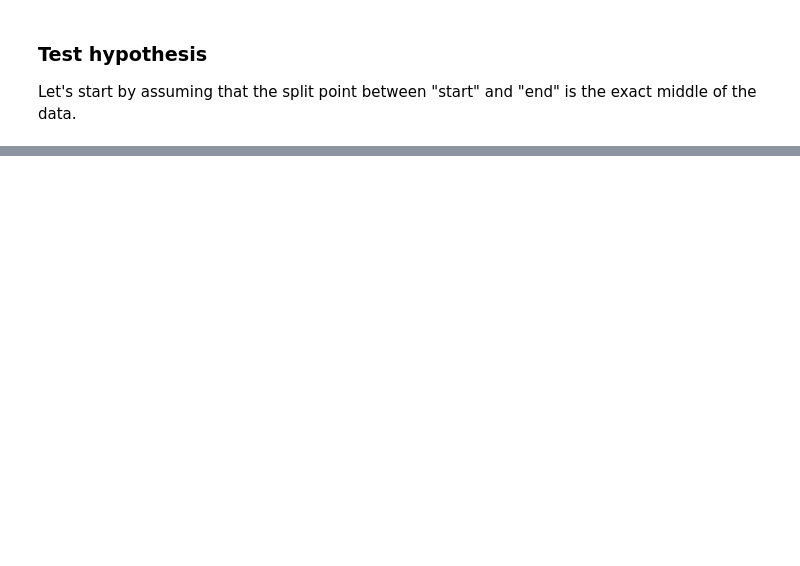
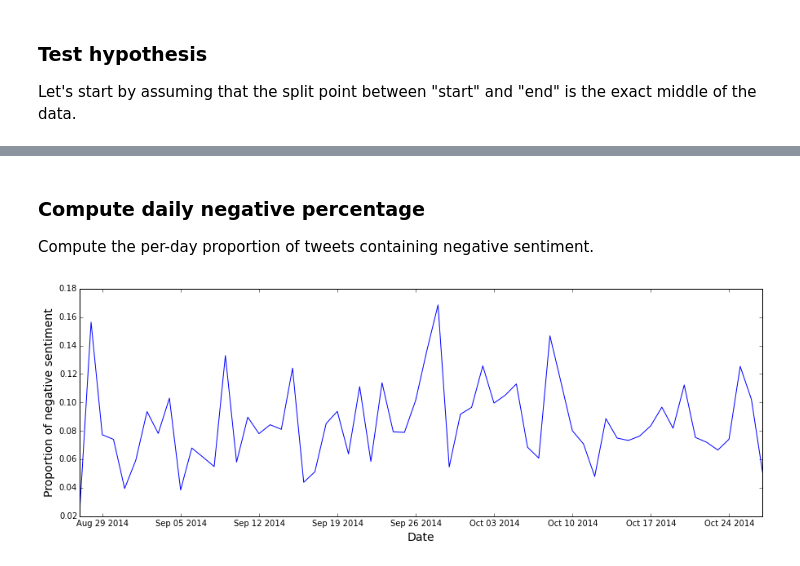
Before and after one commit to ianbstewart/gt-css-class, a Jupyter notebook: labs/lab2/Lab 2 - json, twitter, histograms, hypothesis tests.ipynb, the cells around one changed output, grey strips where cells are left out. Cells and saved outputs as stored; diff of their text form; code cells hidden in the pictures; blank space fills up the shorter version.

```diff
--- a/labs/lab2/Lab 2 - json, twitter, histograms, hypothesis tests.ipynb
+++ b/labs/lab2/Lab 2 - json, twitter, histograms, hypothesis tests.ipynb
@@ -1116,0 +1149,21 @@ AttributeError: type object 'HTMLAwareEntitySubstitution' has no attribute 'pres
+# %% [markdown]
+### Compute daily negative percentage
+Compute the per-day proportion of tweets containing negative sentiment.
+# %%
+# round date to day-of
+day_round = lambda x: datetime(*x.timetuple()[:3])
+datetime_day = tweet_data_filtered_df.loc[:, 'created_at_datetime'].apply(day_round)
+tweet_data_filtered_df = tweet_data_filtered_df.assign(created_at_datetime_day=datetime_day)
+# tweet_data_filtered_df.loc[:, 'created_at_datetime_day'] = tweet_data_filtered_df.loc[:, 'created_at_datetime'].apply(day_round)
+sentiment_label = -1
+compute_daily_sentiment = lambda x: x[x['sentiment_label'] == sentiment_label].shape[0] / x.shape[0]
+per_day_negative_sentiment_pct = tweet_data_filtered_df.groupby('created_at_datetime_day').apply(compute_daily_sentiment)
+# %%
+# plot
+plt.figure(figsize=(15,5))
+plt.plot(per_day_negative_sentiment_pct.index, per_day_negative_sentiment_pct)
+plt.xlabel('Date', fontsize=14)
+plt.ylabel('Proportion of negative sentiment', fontsize=14)
+plt.show()
+# %% [output]
+[figure, added]
```
Also changed, not shown: parts of 51 cells of this notebook, 2 other files.
